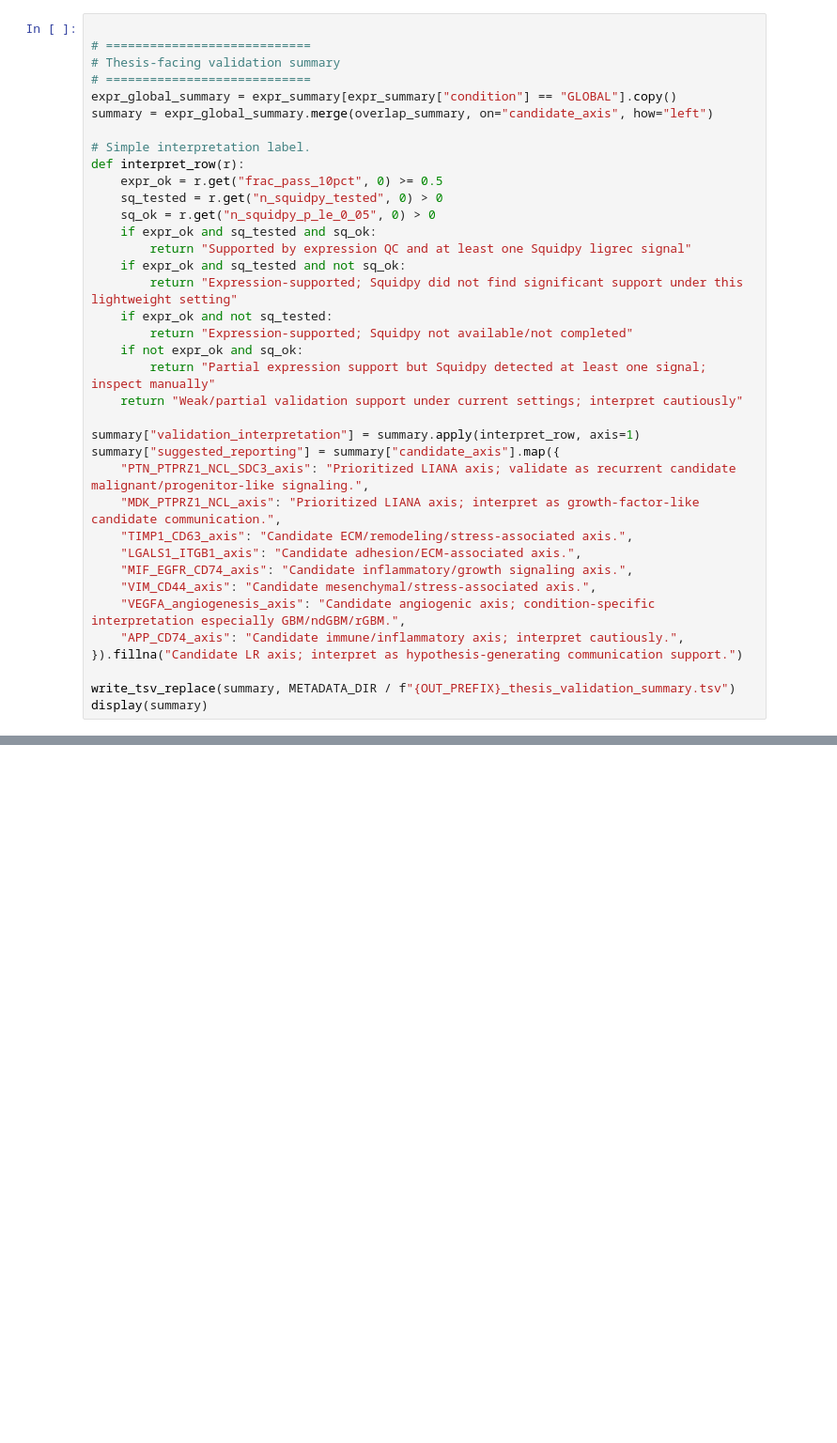
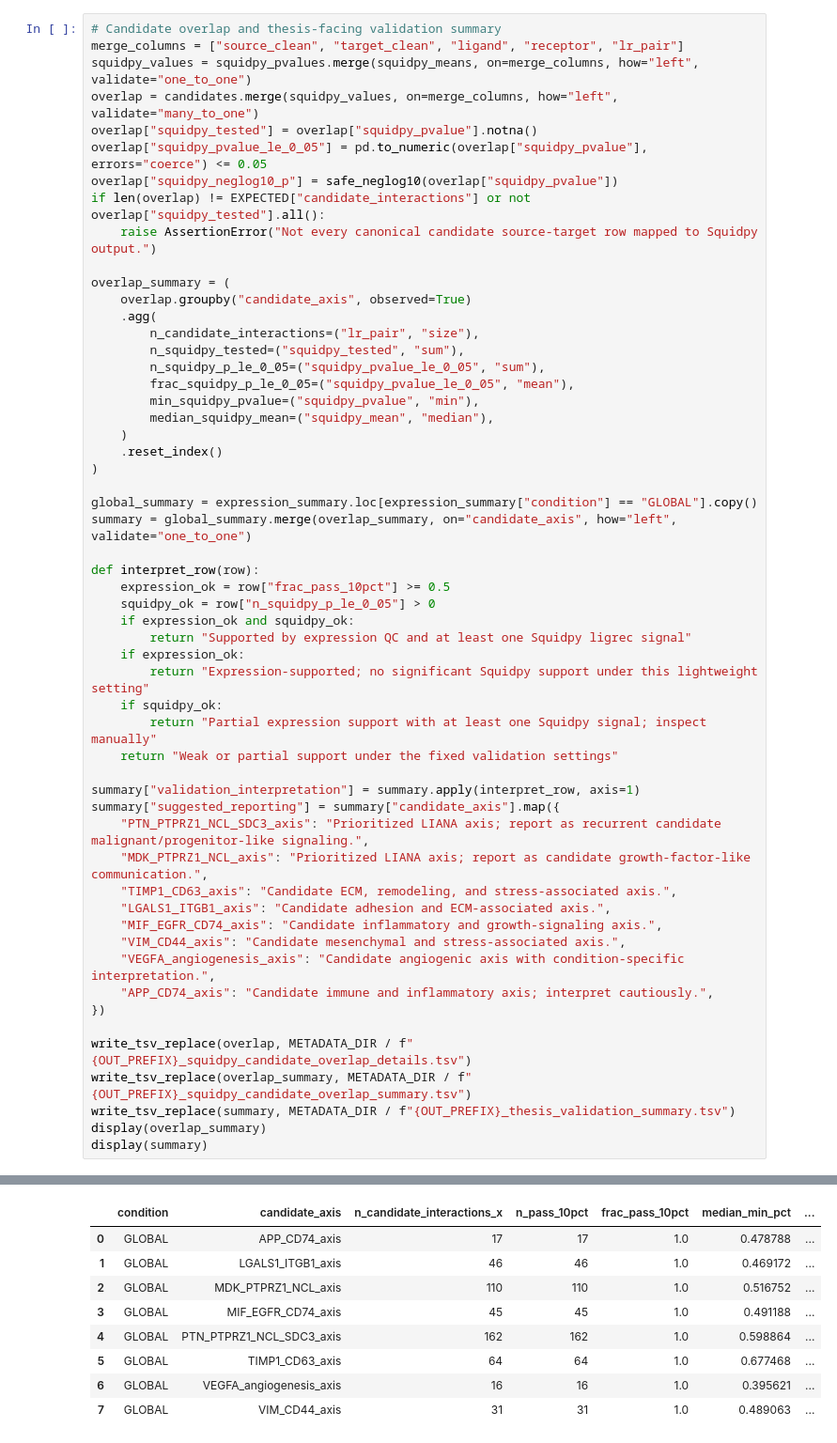
Before and after one commit to CPFeX/glioma-cnv-single-cell-atlas, a Jupyter notebook: code/01_main_analysis/30_squidpy_lr_support.ipynb, the cells around one changed output, grey strips where cells are left out. Shown at 94% size. Drawn from its saved outputs; the diff is of its cells as text; blank space fills up the shorter version.

```diff
--- a/code/01_main_analysis/30_squidpy_lr_support.ipynb
+++ b/code/01_main_analysis/30_squidpy_lr_support.ipynb
@@ -577,37 +707,56 @@ display(overlap_summary)
 # %%
+# Candidate overlap and thesis-facing validation summary
+merge_columns = ["source_clean", "target_clean", "ligand", "receptor", "lr_pair"]
+squidpy_values = squidpy_pvalues.merge(squidpy_means, on=merge_columns, how="left", validate="one_to_one")
+overlap = candidates.merge(squidpy_values, on=merge_columns, how="left", validate="many_to_one")
+overlap["squidpy_tested"] = overlap["squidpy_pvalue"].notna()
+overlap["squidpy_pvalue_le_0_05"] = pd.to_numeric(overlap["squidpy_pvalue"], errors="coerce") <= 0.05
+overlap["squidpy_neglog10_p"] = safe_neglog10(overlap["squidpy_pvalue"])
+if len(overlap) != EXPECTED["candidate_interactions"] or not overlap["squidpy_tested"].all():
+    raise AssertionError("Not every canonical candidate source-target row mapped to Squidpy output.")
 
-# ============================
-# Thesis-facing validation summary
-# ============================
-expr_global_summary = expr_summary[expr_summary["condition"] == "GLOBAL"].copy()
-summary = expr_global_summary.merge(overlap_summary, on="candidate_axis", how="left")
+overlap_summary = (
+    overlap.groupby("candidate_axis", observed=True)
+    .agg(
+        n_candidate_interactions=("lr_pair", "size"),
+        n_squidpy_tested=("squidpy_tested", "sum"),
+        n_squidpy_p_le_0_05=("squidpy_pvalue_le_0_05", "sum"),
+        frac_squidpy_p_le_0_05=("squidpy_pvalue_le_0_05", "mean"),
+        min_squidpy_pvalue=("squidpy_pvalue", "min"),
+        median_squidpy_mean=("squidpy_mean", "median"),
+    )
+    .reset_index()
+)
 
-# Simple interpretation label.
-def interpret_row(r):
-    expr_ok = r.get("frac_pass_10pct", 0) >= 0.5
-    sq_tested = r.get("n_squidpy_tested", 0) > 0
-    sq_ok = r.get("n_squidpy_p_le_0_05", 0) > 0
-    if expr_ok and sq_tested and sq_ok:
+global_summary = expression_summary.loc[expression_summary["condition"] == "GLOBAL"].copy()
+summary = global_summary.merge(overlap_summary, on="candidate_axis", how="left", validate="one_to_one")
+
+def interpret_row(row):
+    expression_ok = row["frac_pass_10pct"] >= 0.5
+    squidpy_ok = row["n_squidpy_p_le_0_05"] > 0
+    if expression_ok and squidpy_ok:
         return "Supported by expression QC and at least one Squidpy ligrec signal"
-    if expr_ok and sq_tested and not sq_ok:
-        return "Expression-supported; Squidpy did not find significant support under this lightweight setting"
-    if expr_ok and not sq_tested:
-        return "Expression-supported; Squidpy not available/not completed"
-    if not expr_ok and sq_ok:
-        return "Partial expression support but Squidpy detected at least one signal; inspect manually"
-    return "Weak/partial validation support under current settings; interpret cautiously"
+    if expression_ok:
+        return "Expression-supported; no significant Squidpy support under this lightweight setting"
+    if squidpy_ok:
+        return "Partial expression support with at least one Squidpy signal; inspect manually"
+    return "Weak or partial support under the fixed validation settings"
 
 summary["validation_interpretation"] = summary.apply(interpret_row, axis=1)
 summary["suggested_reporting"] = summary["candidate_axis"].map({
-    "PTN_PTPRZ1_NCL_SDC3_axis": "Prioritized LIANA axis; validate as recurrent candidate malignant/progenitor-like signaling.",
-    "MDK_PTPRZ1_NCL_axis": "Prioritized LIANA axis; interpret as growth-factor-like candidate communication.",
-    "TIMP1_CD63_axis": "Candidate ECM/remodeling/stress-associated axis.",
-    "LGALS1_ITGB1_axis": "Candidate adhesion/ECM-associated axis.",
-    "MIF_EGFR_CD74_axis": "Candidate inflammatory/growth signaling axis.",
-    "VIM_CD44_axis": "Candidate mesenchymal/stress-associated axis.",
-    "VEGFA_angiogenesis_axis": "Candidate angiogenic axis; condition-specific interpretation especially GBM/ndGBM/rGBM.",
-    "APP_CD74_axis": "Candidate immune/inflammatory axis; interpret cautiously.",
-}).fillna("Candidate LR axis; interpret as hypothesis-generating communication support.")
+    "PTN_PTPRZ1_NCL_SDC3_axis": "Prioritized LIANA axis; report as recurrent candidate malignant/progenitor-like signaling.",
+    "MDK_PTPRZ1_NCL_axis": "Prioritized LIANA axis; report as candidate growth-factor-like communication.",
+    "TIMP1_CD63_axis": "Candidate ECM, remodeling, and stress-associated axis.",
+    "LGALS1_ITGB1_axis": "Candidate adhesion and ECM-associated axis.",
+    "MIF_EGFR_CD74_axis": "Candidate inflammatory and growth-signaling axis.",
+    "VIM_CD44_axis": "Candidate mesenchymal and stress-associated axis.",
+    "VEGFA_angiogenesis_axis": "Candidate angiogenic axis with condition-specific interpretation.",
+    "APP_CD74_axis": "Candidate immune and inflammatory axis; interpret cautiously.",
+})
 
+write_tsv_replace(overlap, METADATA_DIR / f"{OUT_PREFIX}_squidpy_candidate_overlap_details.tsv")
+write_tsv_replace(overlap_summary, METADATA_DIR / f"{OUT_PREFIX}_squidpy_candidate_overlap_summary.tsv")
 write_tsv_replace(summary, METADATA_DIR / f"{OUT_PREFIX}_thesis_validation_summary.tsv")
+display(overlap_summary)
 display(summary)
+# %% [output]
@@ -613,0 +775,9 @@ display(summary)
+|  | condition | candidate_axis | n_candidate_interactions_x | n_pass_10pct | frac_pass_10pct | median_min_pct | ... |
+| 0 | GLOBAL | APP_CD74_axis | 17 | 17 | 1.0 | 0.478788 | ... |
+| 1 | GLOBAL | LGALS1_ITGB1_axis | 46 | 46 | 1.0 | 0.469172 | ... |
+| 2 | GLOBAL | MDK_PTPRZ1_NCL_axis | 110 | 110 | 1.0 | 0.516752 | ... |
+| 3 | GLOBAL | MIF_EGFR_CD74_axis | 45 | 45 | 1.0 | 0.491188 | ... |
+| 4 | GLOBAL | PTN_PTPRZ1_NCL_SDC3_axis | 162 | 162 | 1.0 | 0.598864 | ... |
+| 5 | GLOBAL | TIMP1_CD63_axis | 64 | 64 | 1.0 | 0.677468 | ... |
+| 6 | GLOBAL | VEGFA_angiogenesis_axis | 16 | 16 | 1.0 | 0.395621 | ... |
+| 7 | GLOBAL | VIM_CD44_axis | 31 | 31 | 1.0 | 0.489063 | ... |
```
Also changed, not shown: parts of 22 cells of this notebook, 21 other files.
